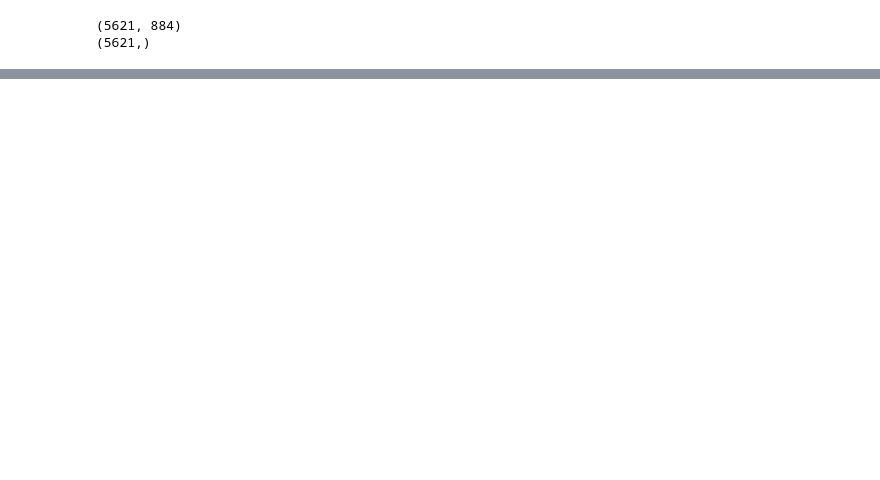
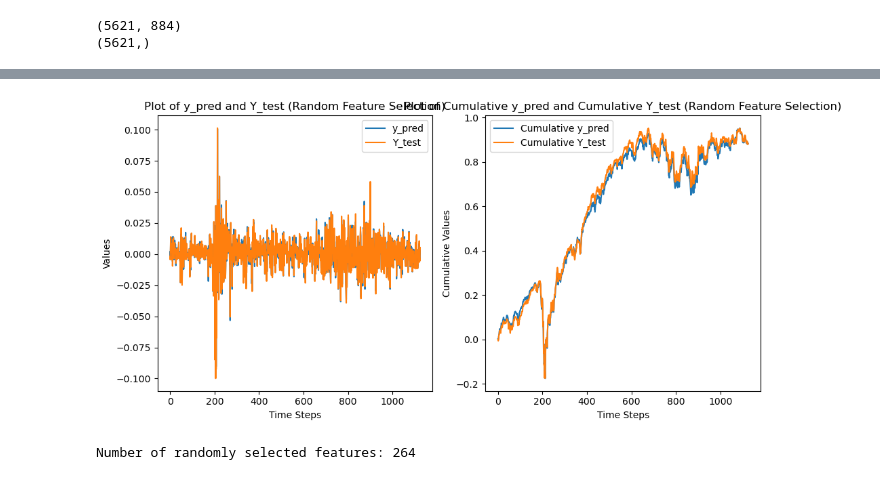
Before and after one commit to alexander-schaller/financial-machine-learning-projects-group2, a Jupyter notebook: Autoencoder.ipynb, the cells around one changed output, grey strips where cells are left out. Cells and saved outputs as stored; diff of their text form; code cells hidden in the pictures; blank space fills up the shorter version.

Commit message:
working but autoencoder selection is worse than random selection

```diff
--- a/Autoencoder.ipynb
+++ b/Autoencoder.ipynb
@@ -313,0 +317,50 @@ Number of selected features: 1125
+# %%
+import random
+
+def random_feature_selection(X, num_features):
+    # Get the column names of X
+    columns = X.columns.tolist()
+
+    # Select num_features randomly from the columns
+    selected_features = random.sample(columns, num_features)
+
+    # Return the selected features
+    return X[selected_features]
+
+
+X_train, X_test = X[:int(len(X)*0.8)], X[int(len(X)*0.8):]
+
+
+# Perform the same task as the previous cell
+selected_X_test_random = random_feature_selection(X_test, len(selected_X_test_denormalized.columns))
+predicted_values_random = ols_regression(selected_X_test_random, Y_test)
+
+# Plot the predicted values and Y_test
+plt.figure(figsize=(10, 5))
+
+plt.subplot(1, 2, 1)
+plt.plot(predicted_values_random.values, label='y_pred')
+plt.plot(Y_test, label='Y_test')
+plt.xlabel('Time Steps')
+plt.ylabel('Values')
+plt.title('Plot of y_pred and Y_test (Random Feature Selection)')
+plt.legend()
+
+# Compute the cumulative values
+cumulative_predicted_values_random = np.cumsum(predicted_values_random.values)
+
+plt.subplot(1, 2, 2)
+plt.plot(cumulative_predicted_values_random, label='Cumulative y_pred')
+plt.plot(cumulative_Y_test, label='Cumulative Y_test')
+plt.xlabel('Time Steps')
+plt.ylabel('Cumulative Values')
+plt.title('Plot of Cumulative y_pred and Cumulative Y_test (Random Feature Selection)')
+plt.legend()
+
+plt.tight_layout()
+plt.show()
+
+print("Number of randomly selected features:", len(selected_X_test_random.columns))
+# %% [output]
+[figure, added]
+Number of randomly selected features: 264
```
Also changed, not shown: parts of 5 cells of this notebook.
